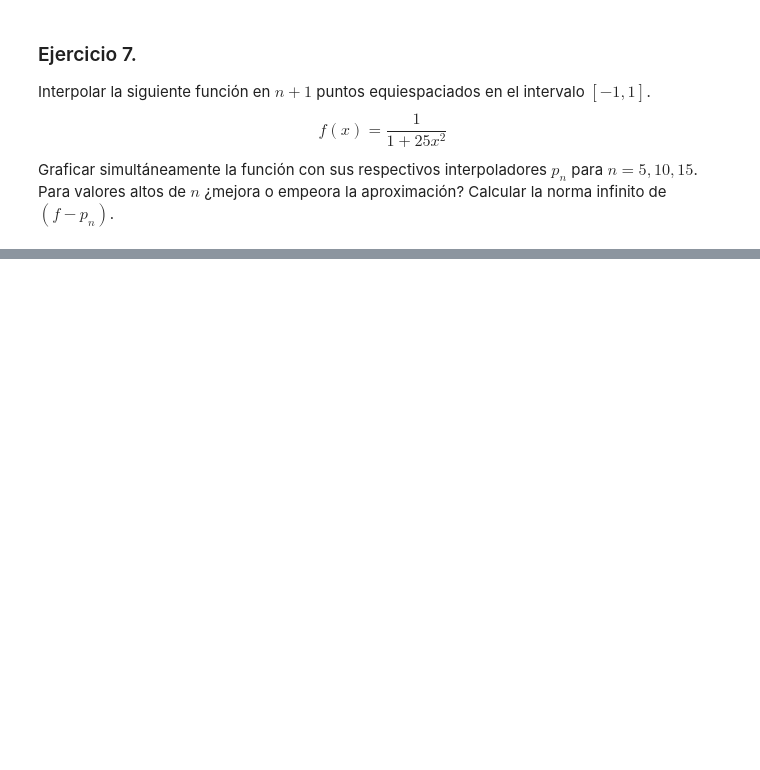
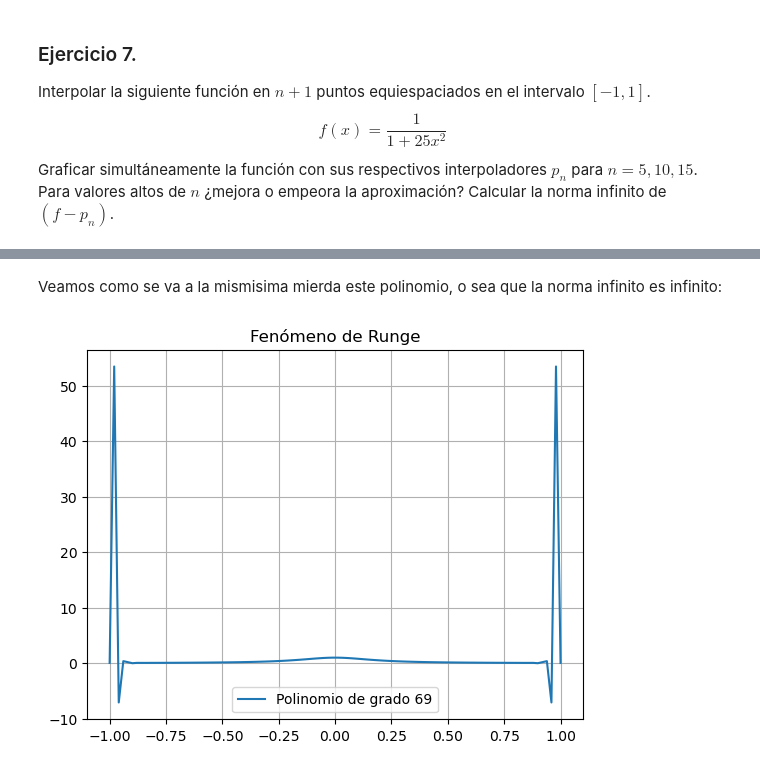
Before and after one commit to lmendezayl/uba-alc, a Jupyter notebook: guias/soluciones/guia6.ipynb, the cells around one changed output, grey strips where cells are left out. Cells and saved outputs as stored; diff of their text form; code cells hidden in the pictures; blank space fills up the shorter version.

```diff
--- a/guias/soluciones/guia6.ipynb
+++ b/guias/soluciones/guia6.ipynb
@@ -328,0 +384,6 @@ Primero, grafiquemos la funcion $f$ como esta descrita mas arriba
+# %% [markdown]
+Veamos como se va a la mismisima mierda este polinomio, o sea que la norma infinito es infinito:
+# %%
+interpoladorRunge(69)
+# %% [output]
+[figure, added]
```
Also changed, not shown: parts of 8 cells of this notebook.
